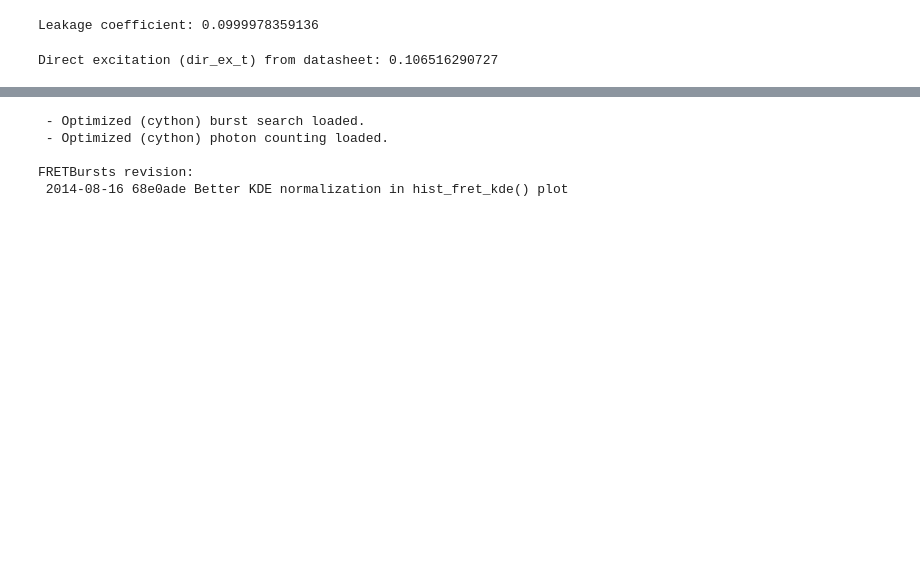
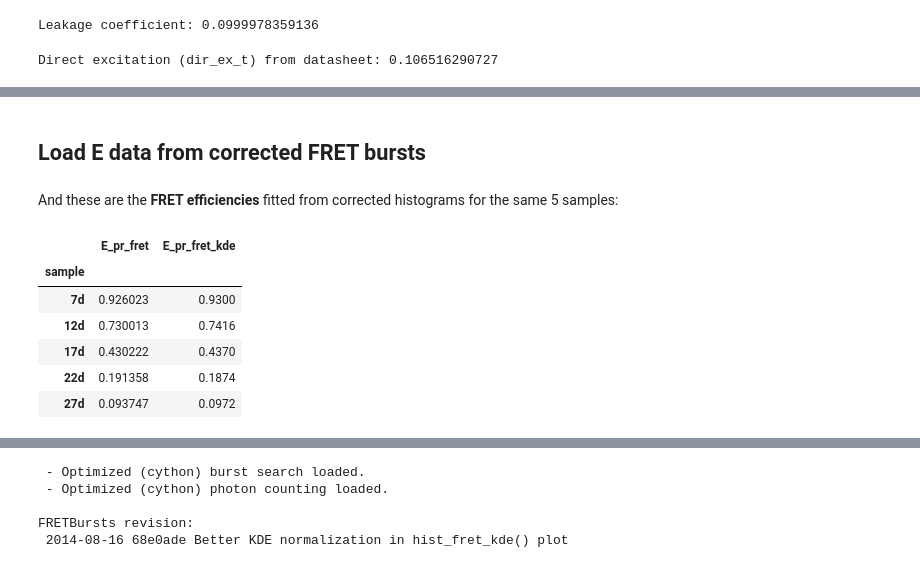
Before and after one commit to tritemio/multispot_paper_historical, a Jupyter notebook: usALEX - Corrections - Direct excitation physical parameter.ipynb, the cells around one changed output, grey strips where cells are left out. Drawn from its saved outputs; the diff is of its cells as text; code cells hidden in the pictures; blank space fills up the shorter version.

```diff
--- a/usALEX - Corrections - Direct excitation physical parameter.ipynb
+++ b/usALEX - Corrections - Direct excitation physical parameter.ipynb
@@ -97 +83,17 @@ Gamma factor: 0.996888314534
+# %% [markdown]
+## Load E data from corrected FRET bursts
+# %% [markdown]
+And these are the **FRET efficiencies** fitted from corrected histograms for the same 5 samples:
+# %%
+data_file = 'results/usALEX-5samples-E-corrected-all-ph.txt'
+data_corr = pd.read_csv(data_file, sep="\s+").set_index('sample')
+data_corr[['E_pr_fret', 'E_pr_fret_kde']]
+# %% [output]
+|  | E_pr_fret | E_pr_fret_kde |
+| sample |  |  |
+| 7d | 0.926023 | 0.9300 |
+| 12d | 0.730013 | 0.7416 |
+| 17d | 0.430222 | 0.4370 |
+| 22d | 0.191358 | 0.1874 |
+| 27d | 0.093747 | 0.0972 |
 # %% [markdown]
```
Also changed, not shown: parts of 20 cells of this notebook, 52 other files.
